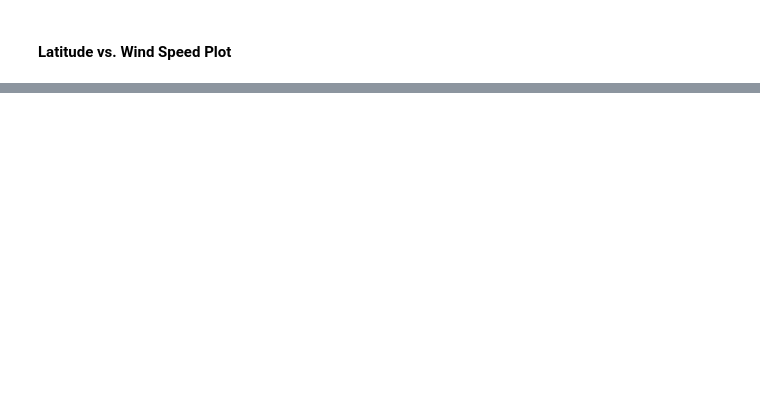
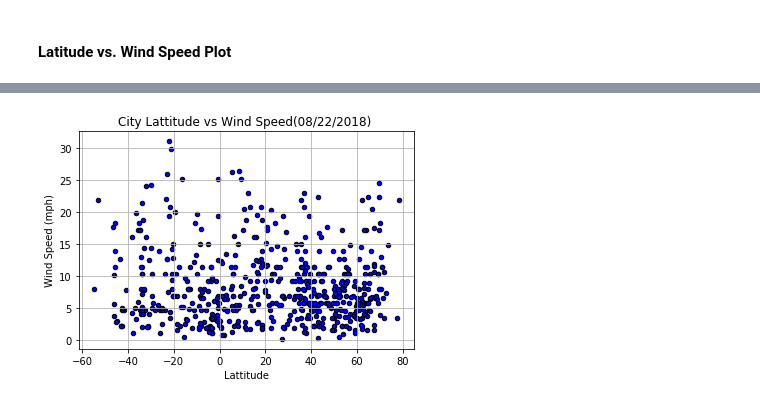
Before and after one commit to shilpiray/WeatherPy, a Jupyter notebook: WeatherPy.ipynb, the cells around one changed output, grey strips where cells are left out. Saved outputs shown, nothing was run; the diff lists cells and outputs as text; code cells hidden in the pictures; blank space fills up the shorter version.

```diff
--- a/WeatherPy.ipynb
+++ b/WeatherPy.ipynb
@@ -121,0 +201,10 @@ dtype: int64
+# %%
+weather_df.plot.scatter(x='Lat',y='Wind Speed',c='Blue',edgecolors = 'black')
+plt.xlabel("Lattitude")
+plt.ylabel("Wind Speed (mph)")
+plt.title("City Lattitude vs Wind Speed(08/22/2018) ")
+plt.grid()
+plt.savefig("City_Lattitude_vs_Wind_Speed.png")
+plt.show()
+# %% [output]
+[figure, added]
```
Also changed, not shown: parts of 15 cells of this notebook, 6 other files.
